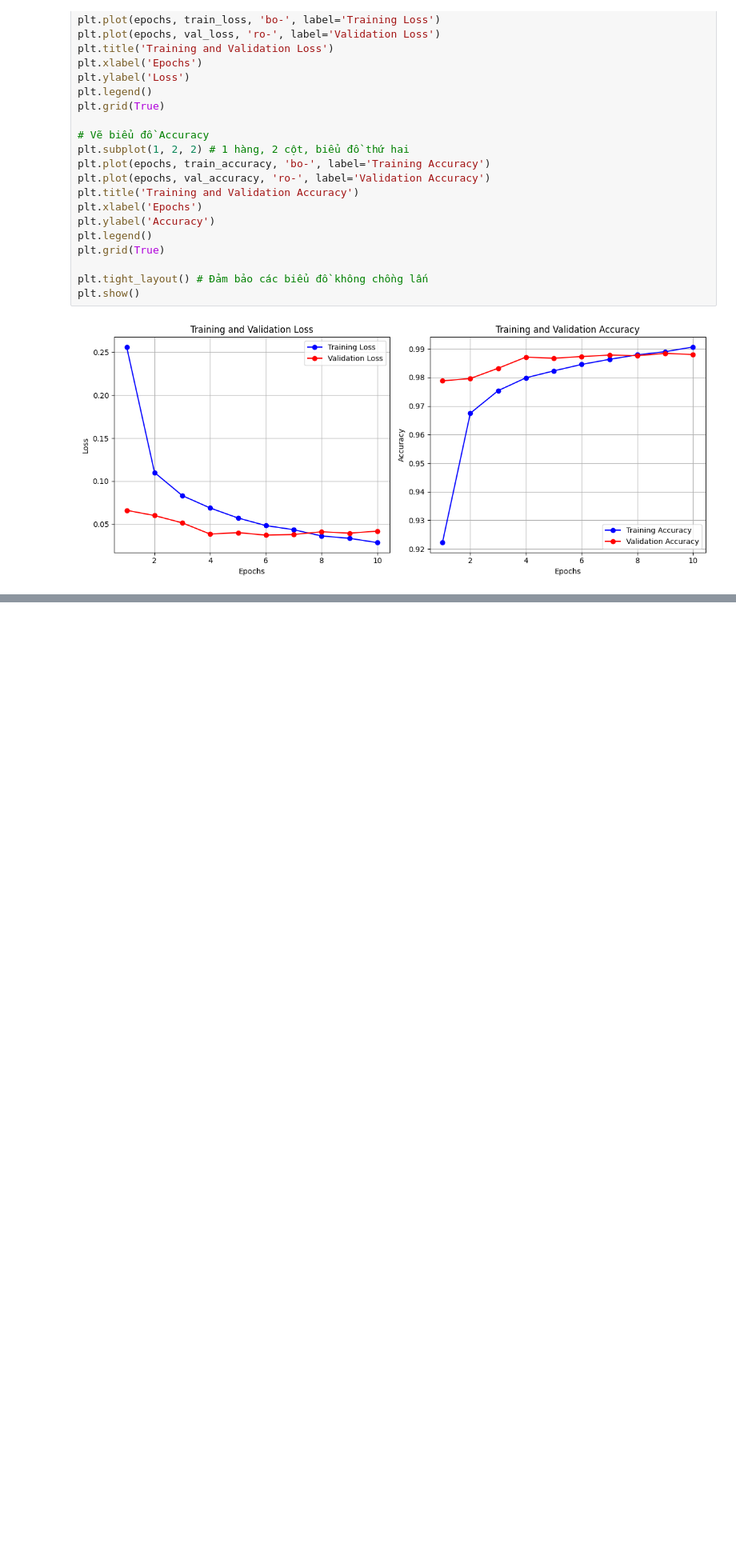
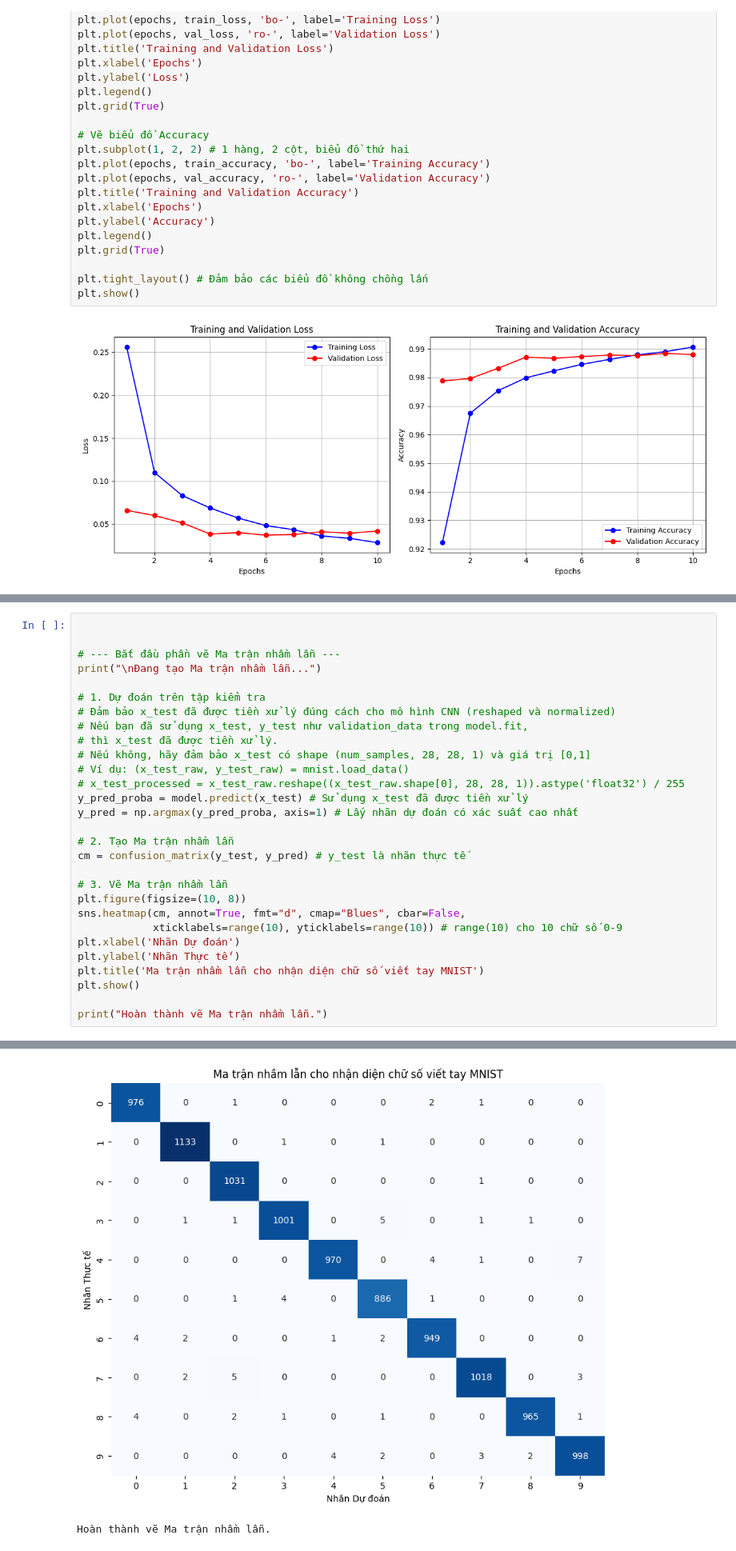
Before and after one commit to Hoangca2227/mnist-cnn, a Jupyter notebook: source.ipynb, the cells around one changed output, grey strips where cells are left out. Shown at 80% size. Cells and saved outputs as stored; diff of their text form; blank space fills up the shorter version.

```diff
--- a/source.ipynb
+++ b/source.ipynb
@@ -234,0 +238,30 @@ plt.show()
+# %%
+
+
+# --- Bắt đầu phần vẽ Ma trận nhầm lẫn ---
+print("\nĐang tạo Ma trận nhầm lẫn...")
+
+# 1. Dự đoán trên tập kiểm tra
+# Đảm bảo x_test đã được tiền xử lý đúng cách cho mô hình CNN (reshaped và normalized)
+# Nếu bạn đã sử dụng x_test, y_test như validation_data trong model.fit,
+# thì x_test đã được tiền xử lý.
+# Nếu không, hãy đảm bảo x_test có shape (num_samples, 28, 28, 1) và giá trị [0,1]
+# Ví dụ: (x_test_raw, y_test_raw) = mnist.load_data()
+# x_test_processed = x_test_raw.reshape((x_test_raw.shape[0], 28, 28, 1)).astype('float32') / 255
+y_pred_proba = model.predict(x_test) # Sử dụng x_test đã được tiền xử lý
+y_pred = np.argmax(y_pred_proba, axis=1) # Lấy nhãn dự đoán có xác suất cao nhất
+
+# 2. Tạo Ma trận nhầm lẫn
+cm = confusion_matrix(y_test, y_pred) # y_test là nhãn thực tế
+
+# 3. Vẽ Ma trận nhầm lẫn
+plt.figure(figsize=(10, 8))
+sns.heatmap(cm, annot=True, fmt="d", cmap="Blues", cbar=False,
+            xticklabels=range(10), yticklabels=range(10)) # range(10) cho 10 chữ số 0-9
+plt.xlabel('Nhãn Dự đoán')
+plt.ylabel('Nhãn Thực tế')
+plt.title('Ma trận nhầm lẫn cho nhận diện chữ số viết tay MNIST')
+plt.show()
+
+print("Hoàn thành vẽ Ma trận nhầm lẫn.")
+# %% [output]
@@ -234,0 +270,2 @@ plt.show()
+[figure, added]
+Hoàn thành vẽ Ma trận nhầm lẫn.
```
Also changed, not shown: parts of 3 cells of this notebook.
